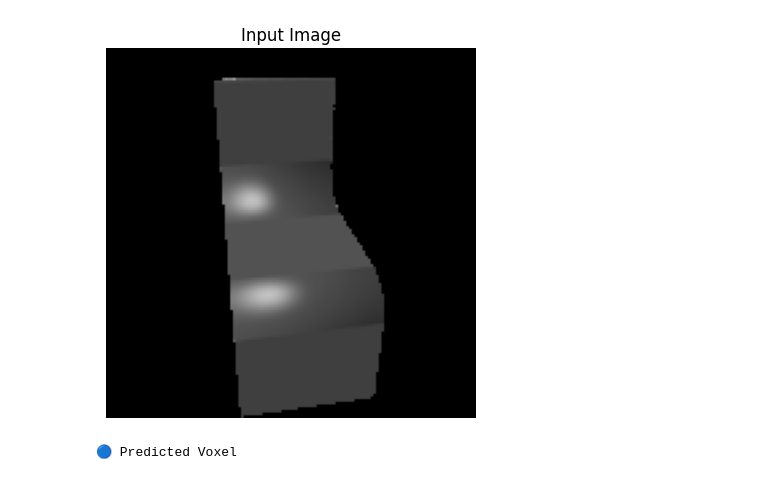
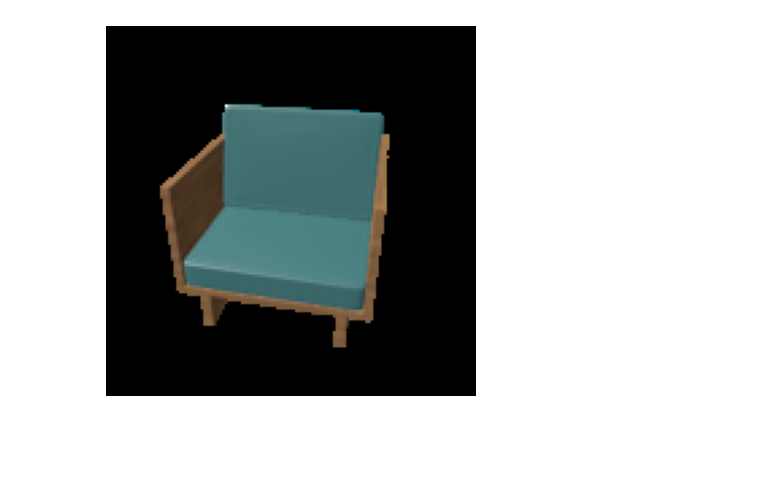
Before and after one commit to Singhania2004/Shapenet_2d_to_voxels_cnn, a Jupyter notebook: notebooks/inference_voxels.ipynb, the cells around one changed output. Cells and saved outputs as stored; diff of their text form; code cells hidden in the pictures; blank space fills up the shorter version.

Commit message:
v4 8x8 55% multi view

```diff
--- a/notebooks/inference_voxels.ipynb
+++ b/notebooks/inference_voxels.ipynb
@@ -64,57 +64,50 @@ def show_voxel(voxel, threshold=0.5, is_pred=True):
     ax.voxels(voxel, edgecolor='k')
     plt.show()
 # %%
-rendering_path = config["paths"]["rendering_dir"]
-voxel_path = config["paths"]["voxel_dir"]
-class_id = config["data"]["class_id"]
+from src.data.dataloader import get_dataloader
+import torch
 
-render_class_path = os.path.join(rendering_path, class_id)
-voxel_class_path = os.path.join(voxel_path, class_id)
+# 1. Load the test dataset
+test_loader = get_dataloader(config, "test")
+dataset = test_loader.dataset
 
-model_ids = os.listdir(render_class_path)
+# 2. Pick random samples each run
+num_samples = 5
+sample_indices = torch.randperm(len(dataset))[:num_samples].tolist()
 
-random_models = random.sample(model_ids, 5)
+with torch.no_grad():
+    for i in sample_indices:
+        image_paths, voxel_path = dataset.samples[i]
+        _, voxel_gt = dataset[i]
 
-for model_id in random_models:
-    render_dir = os.path.join(render_class_path, model_id, "rendering")
-    voxel_file = os.path.join(voxel_class_path, model_id, "model.binvox")
+        # Show first image
+        img = Image.open(image_paths[0]).convert("RGB")
 
-    if not os.path.exists(render_dir) or not os.path.exists(voxel_file):
-        continue
+        # Load ALL views
+        all_views = []
+        for path in image_paths:
+            v_img = Image.open(path).convert("RGB")
+            all_views.append(transform(v_img))
 
-    images = [img for img in os.listdir(render_dir) if img.endswith(".png")]
-    if len(images) == 0:
-        continue
+        # Stack views
+        img_tensor = torch.stack(all_views).unsqueeze(0).to(device)
 
-    img_name = random.choice(images)
-    image_path = os.path.join(render_dir, img_name)
+        # Predict
+        preds = model(img_tensor)
 
-    # 🔥 Load image
-    image = Image.open(image_path).convert("RGB")
-    image_tensor = transform(image).unsqueeze(0).to(device)
+        print(f"--- Sample {i} ---")
 
-    # 🔥 Model prediction
-    with torch.no_grad():
-        pred_voxel = model(image_tensor).cpu().numpy()
+        # 📷 Input Image
+        print("📷 Input Image")
+        plt.imshow(img)
+        plt.axis("off")
+        plt.show()
 
-    # 🔥 Load ground truth voxel
-    import numpy as np
-    from src.utils import binvox_rw
+        # 🔵 Predicted Voxel
+        print("🔵 Predicted Voxel")
+        show_voxel(preds.cpu().numpy(), threshold=0.5, is_pred=True)
 
-    with open(voxel_file, 'rb') as f:
-        gt_voxel = binvox_rw.read_as_3d_array(f).data.astype(np.float32)
-
-    gt_voxel = np.expand_dims(gt_voxel, axis=0)  # match shape [1,32,32,32]
-
-    # 🔥 Show input image
-    plt.imshow(image)
-    plt.title("Input Image")
-    plt.axis("off")
-    plt.show()
-
-    print("🔵 Predicted Voxel")
-    show_voxel(pred_voxel, threshold=0.5, is_pred=True)
-
-    print("🟢 Ground Truth Voxel")
-    show_voxel(gt_voxel, is_pred=False)
+        # 🟢 Ground Truth
+        print("🟢 Ground Truth Voxel")
+        show_voxel(voxel_gt.numpy(), is_pred=False)
 # %% [output]
@@ -121,2 +117 @@ for model_id in random_models:
-[figure, old version]
+[figure, new version]
-🔵 Predicted Voxel
```
Also changed, not shown: parts of 2 cells of this notebook, 8 other files.
